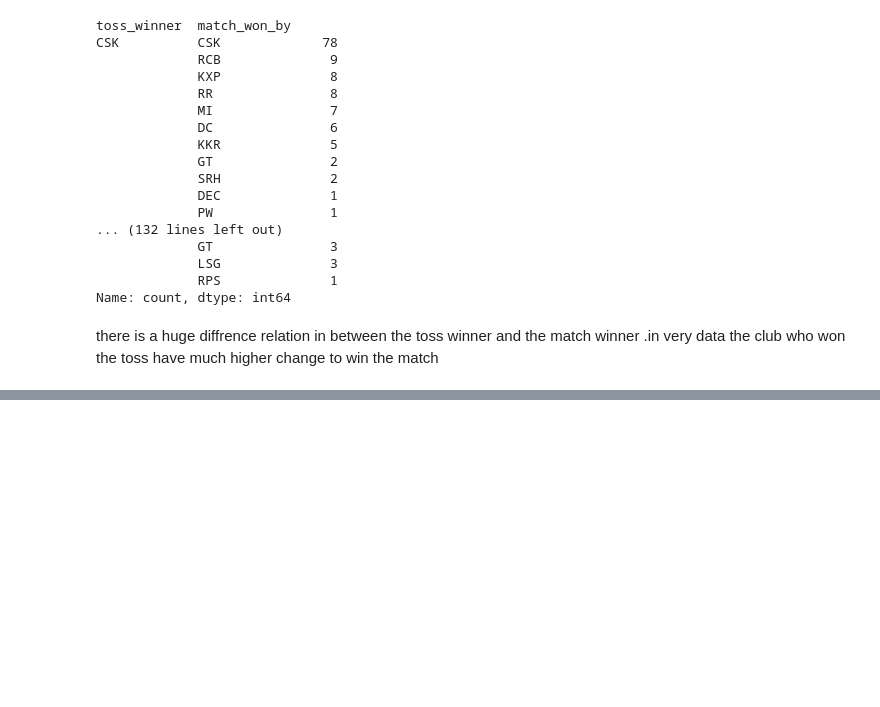
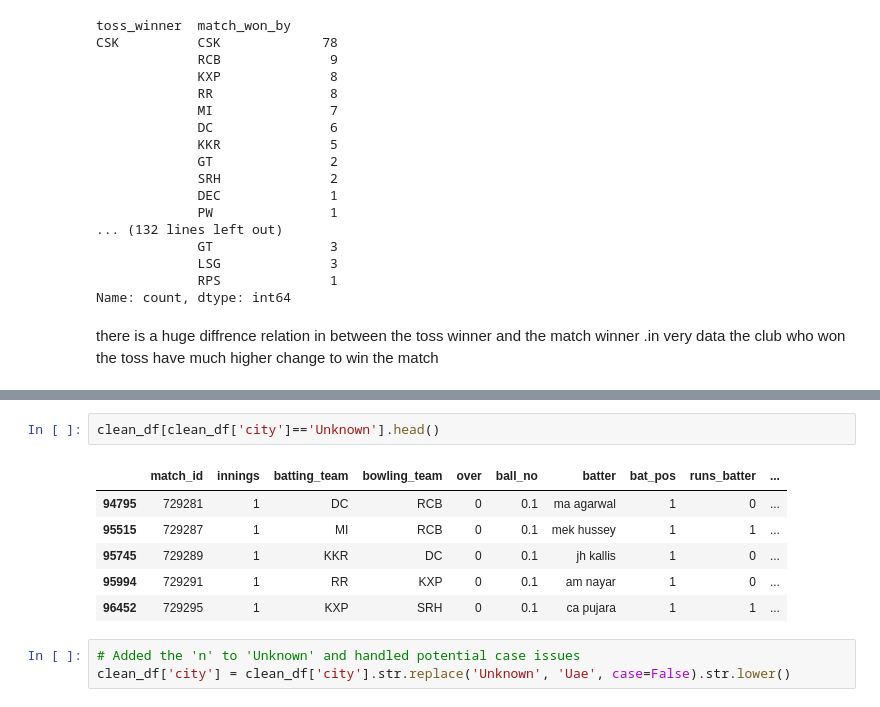
Before and after one commit to karansingh-chauhan/IPL-DATA-ANALYSIS, a Jupyter notebook: main.ipynb, the cells around one changed output, grey strips where cells are left out. Cells and saved outputs as stored; diff of their text form; blank space fills up the shorter version.

```diff
--- a/main.ipynb
+++ b/main.ipynb
@@ -1183,0 +1455,12 @@ there is a huge diffrence relation in between the toss winner and the match winn
+# %%
+clean_df[clean_df['city']=='Unknown'].head()
+# %% [output]
+|  | match_id | innings | batting_team | bowling_team | over | ball_no | batter | bat_pos | runs_batter | ... |
+| 94795 | 729281 | 1 | DC | RCB | 0 | 0.1 | ma agarwal | 1 | 0 | ... |
+| 95515 | 729287 | 1 | MI | RCB | 0 | 0.1 | mek hussey | 1 | 1 | ... |
+| 95745 | 729289 | 1 | KKR | DC | 0 | 0.1 | jh kallis | 1 | 0 | ... |
+| 95994 | 729291 | 1 | RR | KXP | 0 | 0.1 | am nayar | 1 | 0 | ... |
+| 96452 | 729295 | 1 | KXP | SRH | 0 | 0.1 | ca pujara | 1 | 1 | ... |
+# %%
+# Added the 'n' to 'Unknown' and handled potential case issues
+clean_df['city'] = clean_df['city'].str.replace('Unknown', 'Uae', case=False).str.lower()
```
Also changed, not shown: parts of 26 cells of this notebook.
